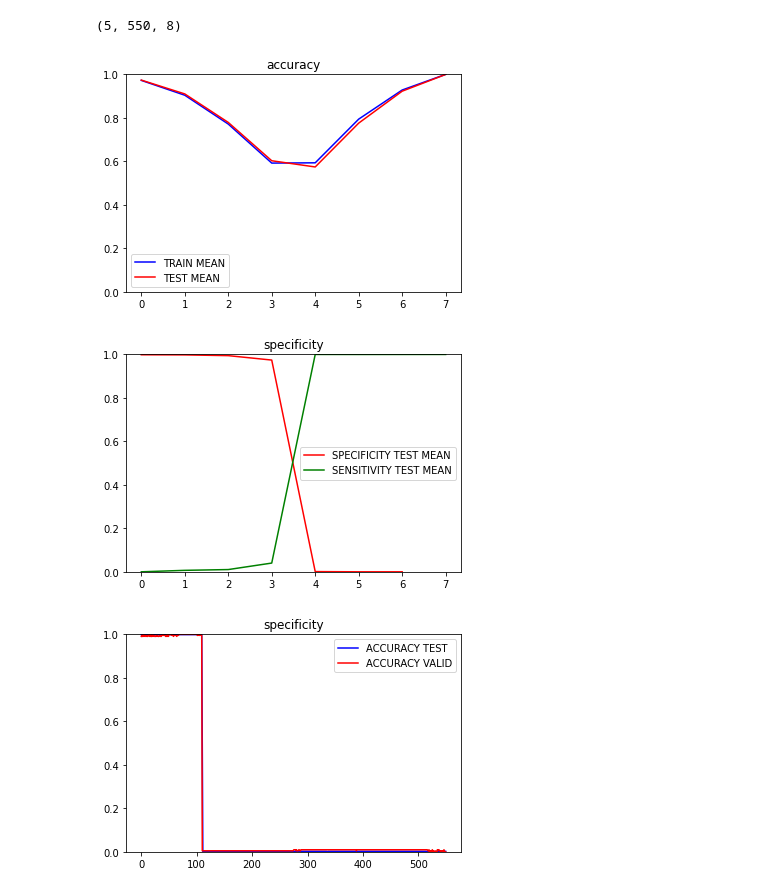
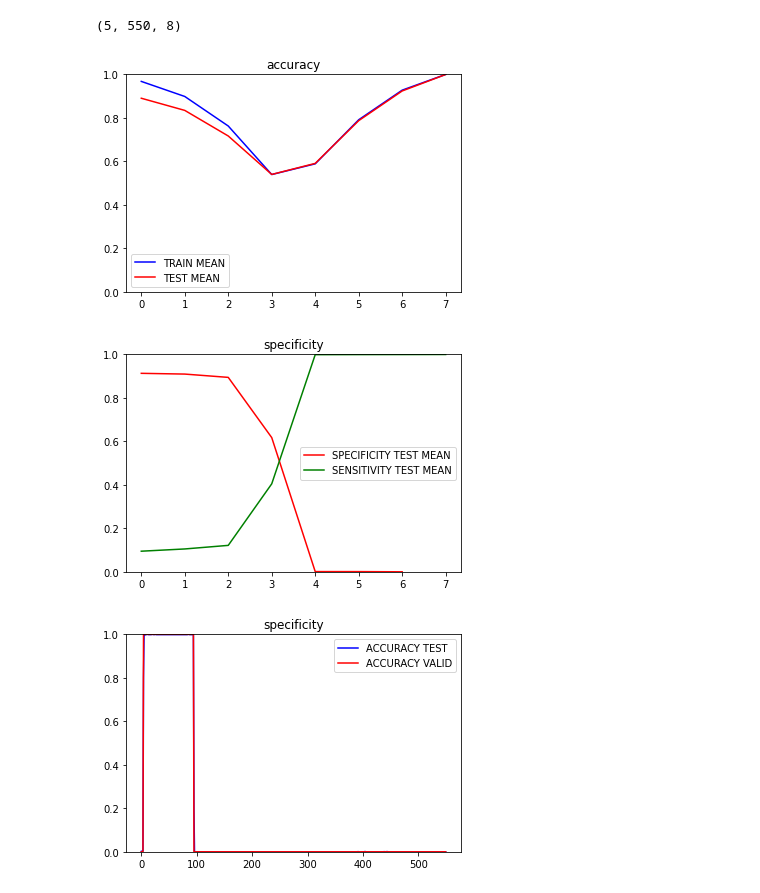
Before and after one commit to Abdigal1/LIIARPI_1, a Jupyter notebook: SLIC_GAT/SLIC_GAT_PRUEBAS.ipynb, the cells around one changed output. Saved outputs shown, nothing was run; the diff lists cells and outputs as text; code cells hidden in the pictures.

```diff
--- a/SLIC_GAT/SLIC_GAT_PRUEBAS.ipynb
+++ b/SLIC_GAT/SLIC_GAT_PRUEBAS.ipynb
@@ -103,6 +103,6 @@ last_results.npy                   util.py
 # %%
 os.listdir()
-res_dir="MMhh_SelFR_v10_BinCl3"
+res_dir="MMhh_SelFR_v10_BinCl4"
 
 lr=np.load(os.path.join(pth,res_dir,'last_results_10f_unsampled_hh.npy'),allow_pickle=True)
 
@@ -344,34 +344,34 @@ plt.show()
 # %% [output]
 (5, 550, 8)
 # %%
-epoch=460
+epoch=100
 plt.title("accuracy")
 plt.plot(np.mean(acccl_t[:,epoch,:],axis=0),'b', label = "TRAIN MEAN")
 plt.plot(np.mean(acccl_v[:,epoch,:],axis=0),'r', label = "TEST MEAN")
 
 plt.ylim(0,1)
 plt.legend()
 plt.show()
 
 plt.title("specificity")
 plt.plot(np.mean(fspe_v[:,epoch,:],axis=0),'r', label = "SPECIFICITY TEST MEAN")
 plt.plot(np.mean(fsen_v[:,epoch,:],axis=0),'g', label = "SENSITIVITY TEST MEAN")
 
 plt.ylim(0,1)
 plt.legend()
 plt.show()
 # %% [output]
-[figure, old version]
+[figure, new version]
-[figure, old version]
+[figure, new version]
 # %%
 acccl_t[1,:,1]
 
 plt.title("specificity")
-plt.plot(fsen_t[2,:,2],'b', label = "ACCURACY TEST")
-plt.plot(fsen_v[2,:,2],'r', label = "ACCURACY VALID")
+plt.plot(fsen_t[4,:,2],'b', label = "ACCURACY TEST")
+plt.plot(fsen_v[4,:,2],'r', label = "ACCURACY VALID")
 
 plt.ylim(0,1)
 plt.legend()
 plt.show()
 # %% [output]
-[figure, old version]
+[figure, new version]
```
Also changed, not shown: parts of 6 cells of this notebook, 41 other files.
